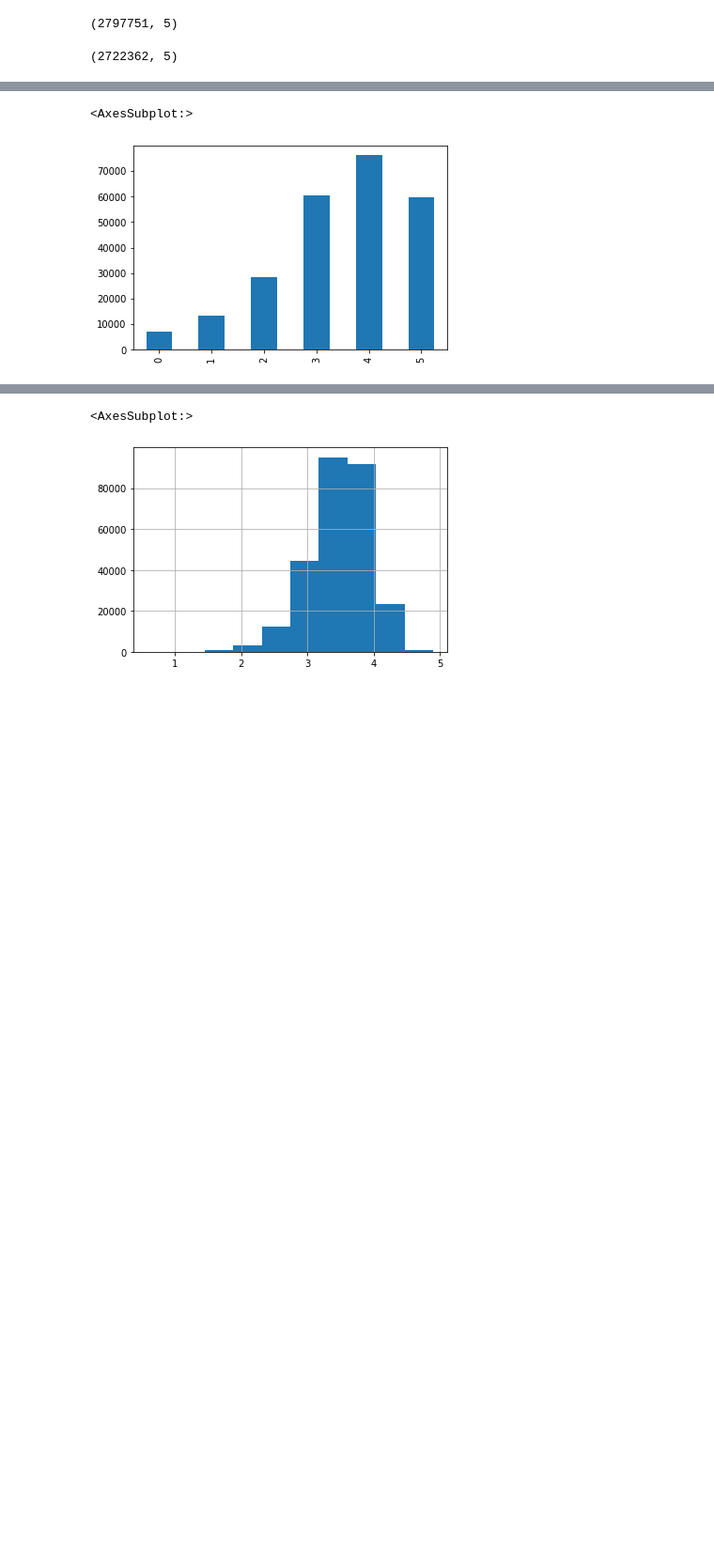
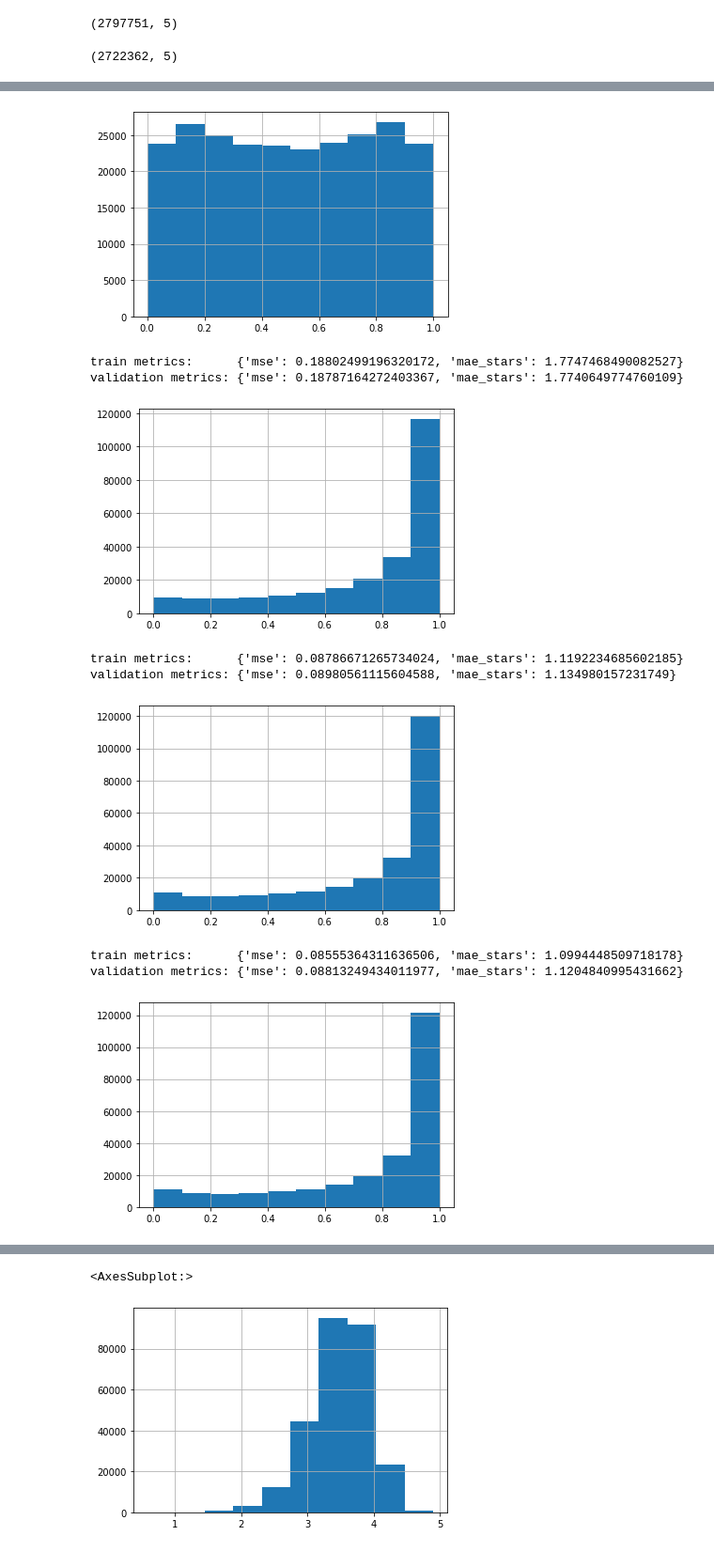
Before and after one commit to prompteus/csfd-movie-recommender, a Jupyter notebook: src/recommend/notebooks/cf_playground.ipynb, the cells around one changed output, grey strips where cells are left out. Shown at 94% size. Drawn from its saved outputs; the diff is of its cells as text; code cells hidden in the pictures; blank space fills up the shorter version.

```diff
--- a/src/recommend/notebooks/cf_playground.ipynb
+++ b/src/recommend/notebooks/cf_playground.ipynb
@@ -54,11 +54,6 @@ ratings_train.head()
 | 1369474 | GOREGASM | 223564-kazatel | 2.0 | 2016-01-31 | Béčkové vody zakalené do digitáln... |
 | 499592 | Ernie_13 | 308635-zpatky-ve-hre | 3.0 | 2014-03-07 | No je to tých 70%....hrozná réžia... |
 | 2322162 | Khumbac | 71194-walker-texas-ranger | 4.0 | 2012-07-14 | Z nostalgie, z recese, z úcty ke ... |
-# %%
-ratings_valid.stars.apply(int).value_counts().sort_index().plot.bar()
-# %% [output]
-<AxesSubplot:>
-[figure, removed]
 # %%
 baseline = CFBaseline()
 baseline.train(ratings_train)
@@ -71,6 +66,18 @@ recommender = CFGradFactor(
 # %%
 recommender.train(
     ratings_train,
     ratings_valid,
-    path_to_save=f"{PROJ_ROOT}/models/cf_recommender.pt"
+    early_stopping_threshold=0.01,
+    path_to_save=f"{PROJ_ROOT}/models/cf_recommender.pt",
 )
+# %% [output]
+[figure, added]
+train metrics:      {'mse': 0.18802499196320172, 'mae_stars': 1.7747468490082527}
+validation metrics: {'mse': 0.18787164272403367, 'mae_stars': 1.7740649774760109}
+[figure, added]
+train metrics:      {'mse': 0.08786671265734024, 'mae_stars': 1.1192234685602185}
+validation metrics: {'mse': 0.08980561115604588, 'mae_stars': 1.134980157231749}
+[figure, added]
+train metrics:      {'mse': 0.08555364311636506, 'mae_stars': 1.0994448509718178}
+validation metrics: {'mse': 0.08813249434011977, 'mae_stars': 1.1204840995431662}
+[figure, added]
```
Also changed, not shown: parts of 15 cells of this notebook.
